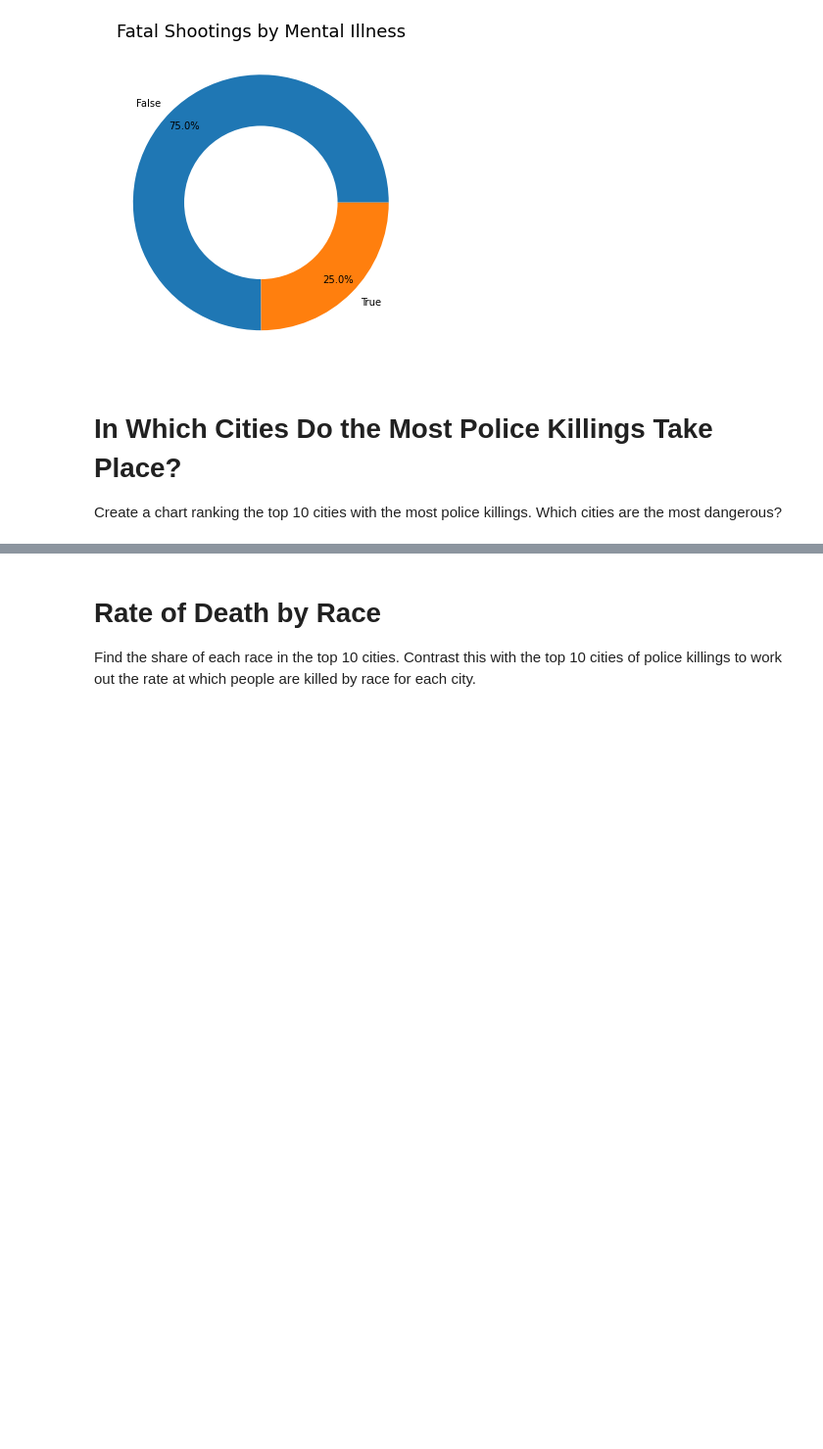
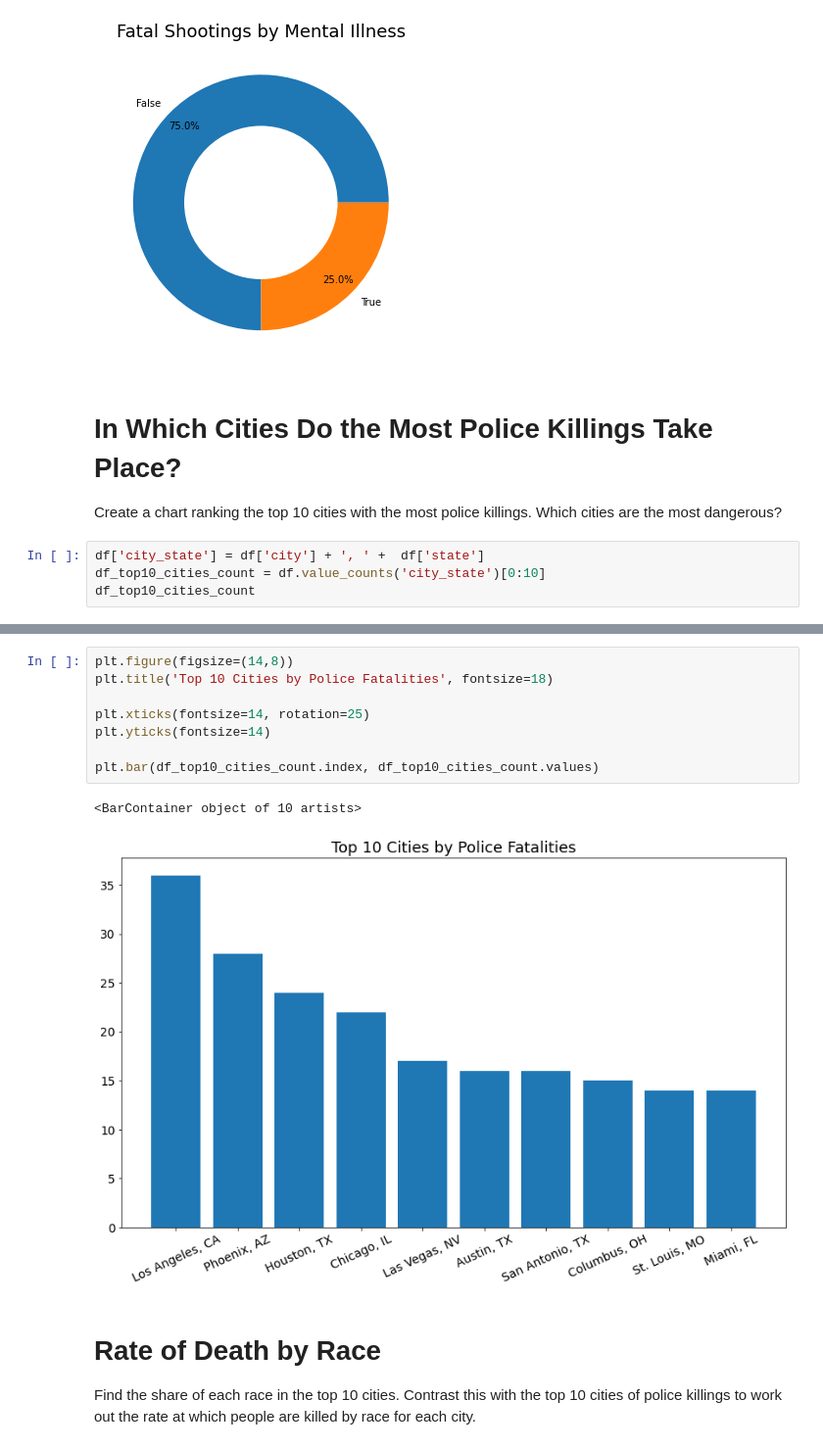
Before and after one commit to tomweinandy/100DaysOfCode, a Jupyter notebook: Projects/Day099/Fatal_Force.ipynb, the cells around one changed output, grey strips where cells are left out. Shown at 98% size. Drawn from its saved outputs; the diff is of its cells as text; blank space fills up the shorter version.

```diff
--- a/Projects/Day099/Fatal_Force.ipynb
+++ b/Projects/Day099/Fatal_Force.ipynb
@@ -736,3 +736,7 @@ plt.show()
 # In Which Cities Do the Most Police Killings Take Place?
 
 Create a chart ranking the top 10 cities with the most police killings. Which cities are the most dangerous?
+# %%
+df['city_state'] = df['city'] + ', ' +  df['state']
+df_top10_cities_count = df.value_counts('city_state')[0:10]
+df_top10_cities_count
@@ -739,3 +756,14 @@ Create a chart ranking the top 10 cities with the most police killings. Which ci
+# %%
+plt.figure(figsize=(14,8))
+plt.title('Top 10 Cities by Police Fatalities', fontsize=18)
+
+plt.xticks(fontsize=14, rotation=25)
+plt.yticks(fontsize=14)
+
+plt.bar(df_top10_cities_count.index, df_top10_cities_count.values)
+# %% [output]
+<BarContainer object of 10 artists>
+[figure, added]
 # %% [markdown]
 # Rate of Death by Race
 
```
Also changed, not shown: parts of 7 cells of this notebook.
